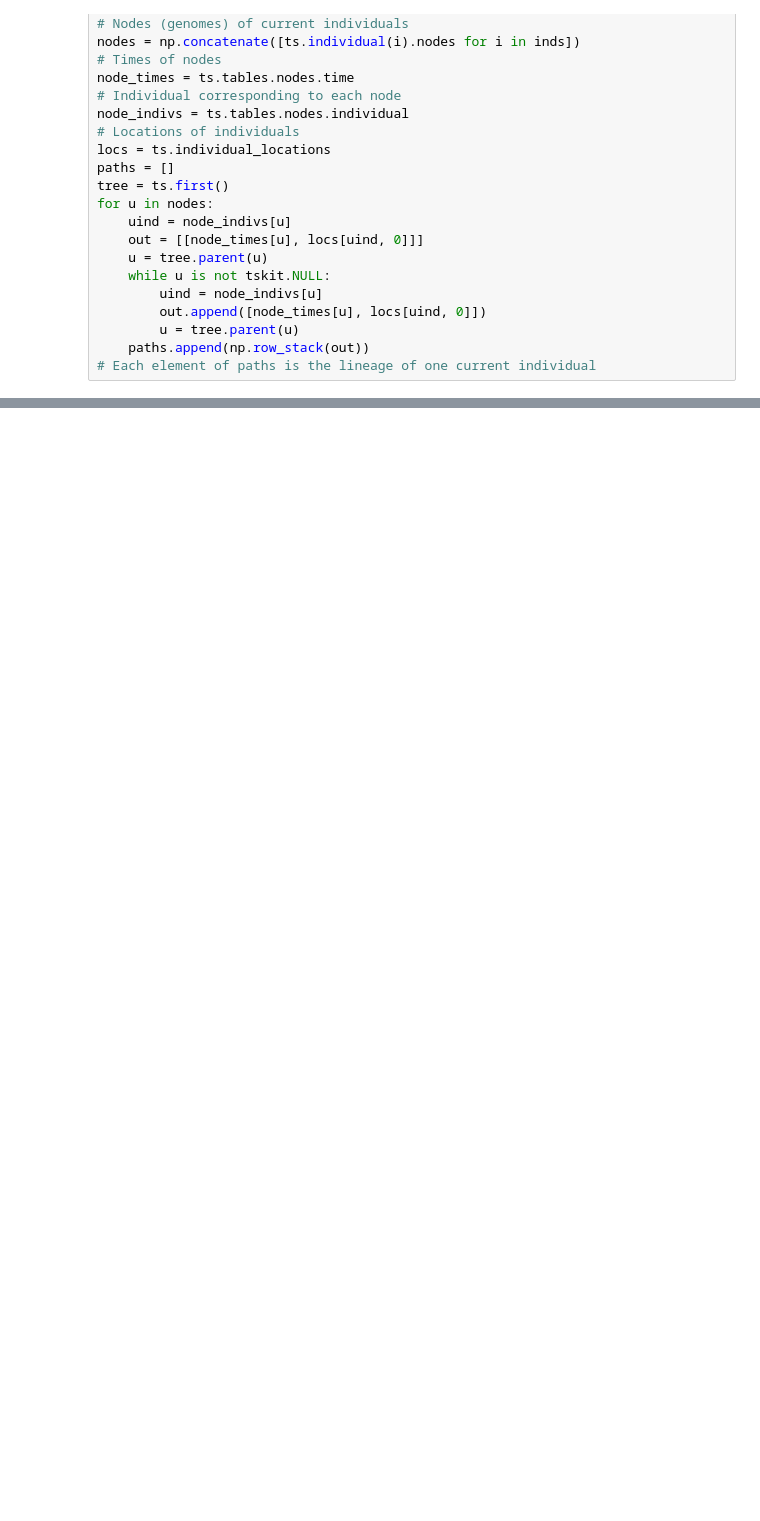
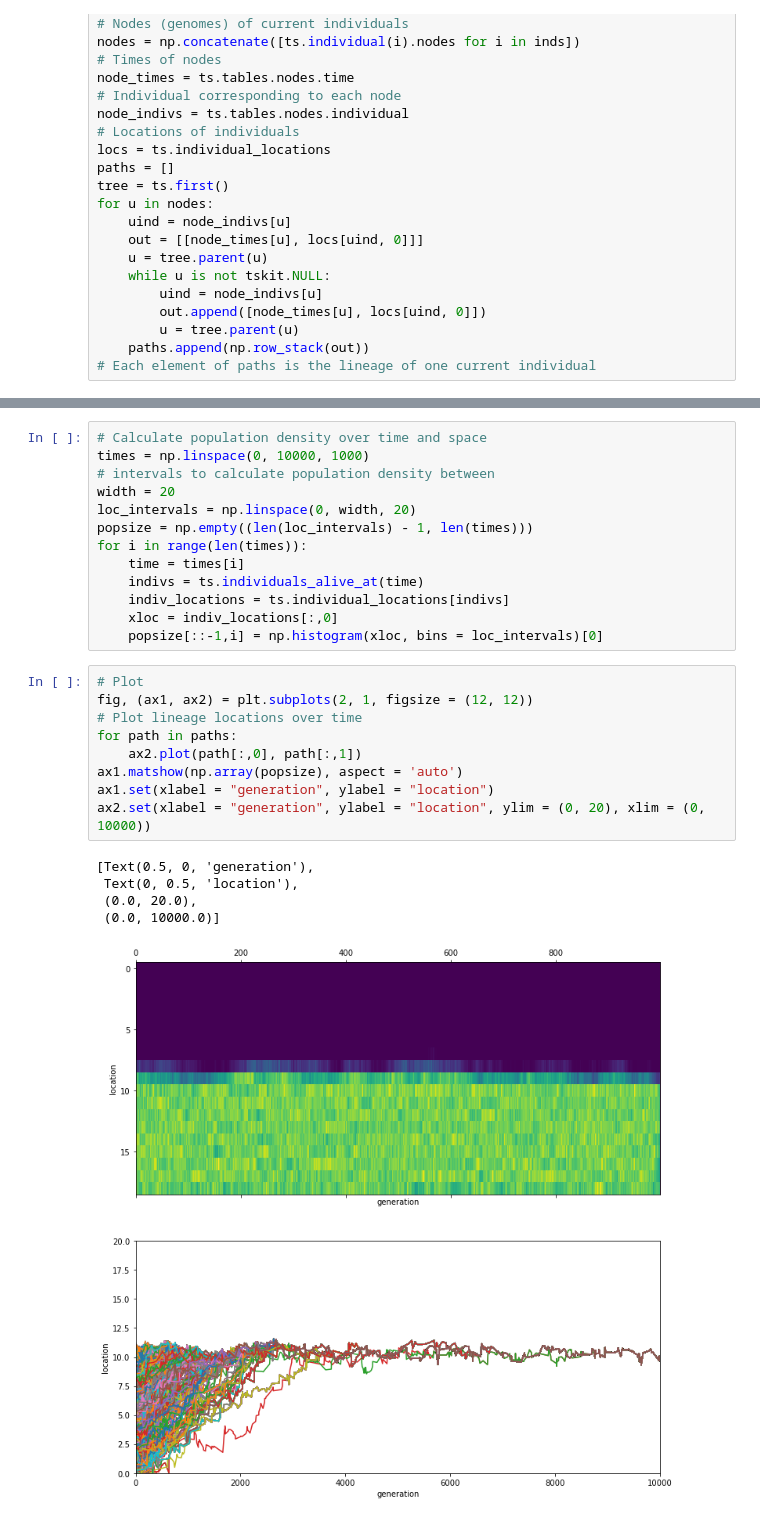
Before and after one commit to petrelharp/lineage_plotting, a Jupyter notebook: pme/spatial_trees.ipynb, the cells around one changed output, grey strips where cells are left out. Saved outputs shown, nothing was run; the diff lists cells and outputs as text; blank space fills up the shorter version.

```diff
--- a/pme/spatial_trees.ipynb
+++ b/pme/spatial_trees.ipynb
@@ -61,0 +81,28 @@ for path in paths:
+# %%
+# Calculate population density over time and space
+times = np.linspace(0, 10000, 1000)
+# intervals to calculate population density between
+width = 20
+loc_intervals = np.linspace(0, width, 20)
+popsize = np.empty((len(loc_intervals) - 1, len(times)))
+for i in range(len(times)):
+    time = times[i]
+    indivs = ts.individuals_alive_at(time)
+    indiv_locations = ts.individual_locations[indivs]
+    xloc = indiv_locations[:,0]
+    popsize[::-1,i] = np.histogram(xloc, bins = loc_intervals)[0]
+# %%
+# Plot
+fig, (ax1, ax2) = plt.subplots(2, 1, figsize = (12, 12))
+# Plot lineage locations over time
+for path in paths:
+    ax2.plot(path[:,0], path[:,1])
+ax1.matshow(np.array(popsize), aspect = 'auto')
+ax1.set(xlabel = "generation", ylabel = "location")
+ax2.set(xlabel = "generation", ylabel = "location", ylim = (0, 20), xlim = (0, 10000))
+# %% [output]
+[Text(0.5, 0, 'generation'),
+ Text(0, 0.5, 'location'),
+ (0.0, 20.0),
+ (0.0, 10000.0)]
+[figure, added]
```
Also changed, not shown: parts of 5 cells of this notebook.
